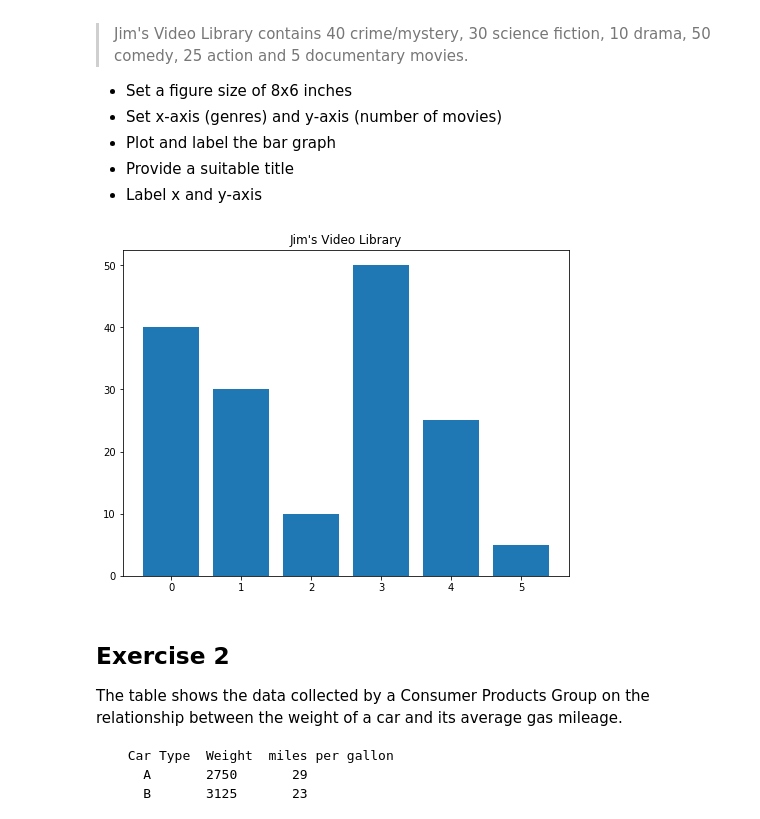
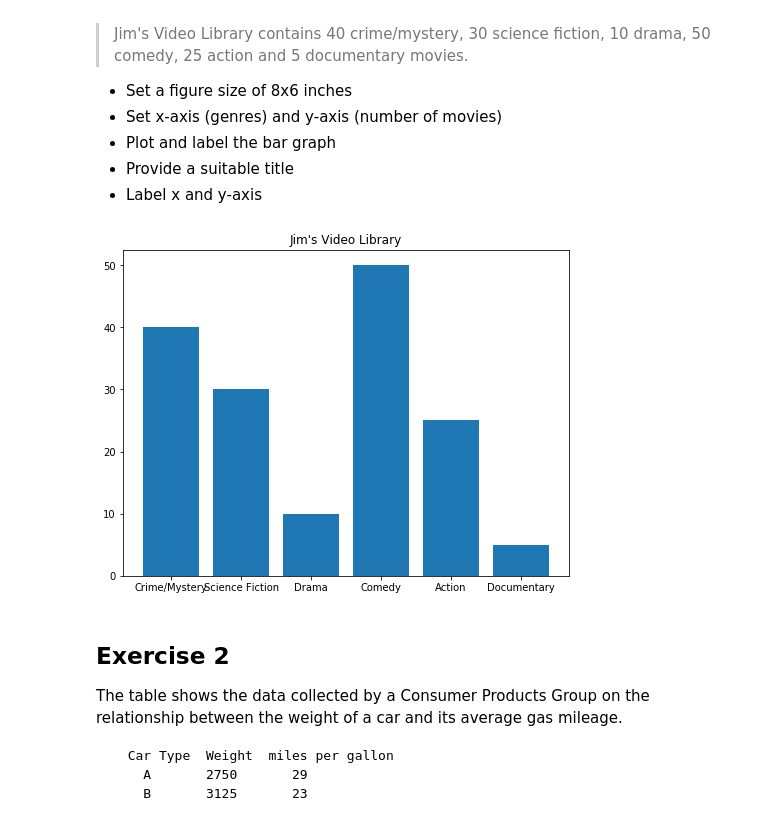
Before and after one commit to npschafer/dsc-data-viz-lab-houston-ds-042219, a Jupyter notebook: index.ipynb, the cells around one changed output. Drawn from its saved outputs; the diff is of its cells as text; code cells hidden in the pictures.

```diff
--- a/index.ipynb
+++ b/index.ipynb
@@ -23,25 +23,25 @@ Make a vertical bar graph using `plt.bar()` for the following set of data:
 # %%
 # import the required libraries
 import numpy as np
 import matplotlib.pyplot as plt
 
 y = [40, 30, 10, 50, 25, 5]
 x = range(len(y))
 labels = ["Crime/Mystery", "Science Fiction", "Drama", "Comedy", "Action", "Documentary"]
 
 # Set a figure size
 plt.figure(figsize=(8,6))
 
 # Plot vertical bars of fixed width by passing x and y values to .bar() function
-plt.bar(x, y, data=labels)
+plt.bar(x, y, tick_label=labels)
 
 # Give a title to the bar graph
 plt.title("Jim's Video Library")
 
 # Output the final plot
 plt.show()
 # %% [output]
-[figure, old version]
+[figure, new version]
 # %% [markdown]
 ## Exercise 2
 
```
